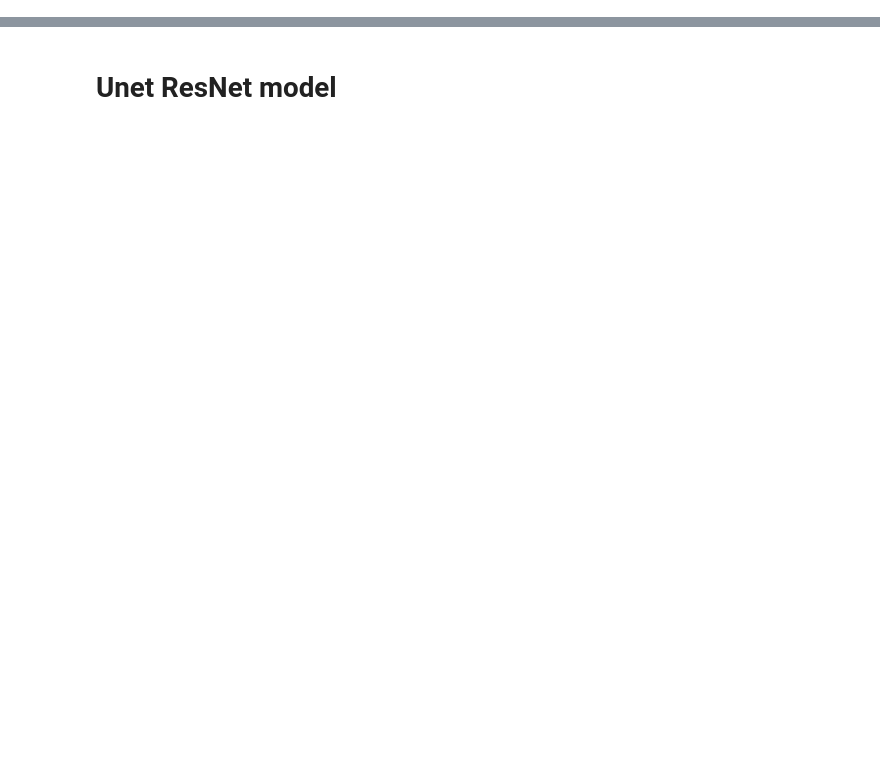
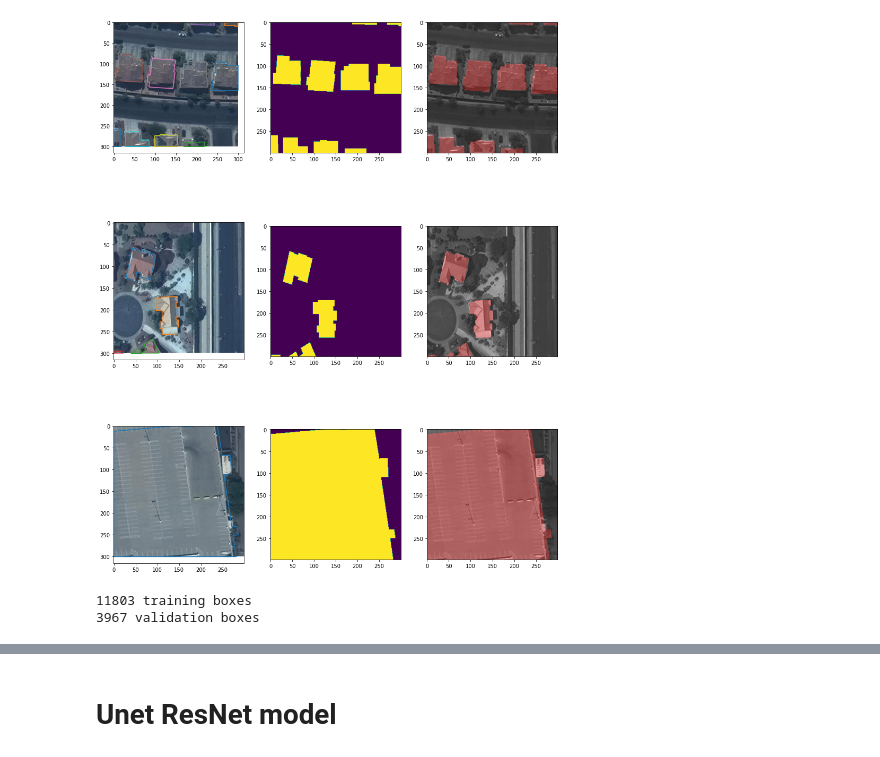
Before and after one commit to nullptr-code/CS437_Project, a Jupyter notebook: building_segmentation.ipynb, the cells around one changed output, grey strips where cells are left out. Saved outputs shown, nothing was run; the diff lists cells and outputs as text; code cells hidden in the pictures; blank space fills up the shorter version.

```diff
--- a/building_segmentation.ipynb
+++ b/building_segmentation.ipynb
@@ -6,0 +64,46 @@ import torchvision
+# %%
+from matplotlib.path import Path
+from skimage.color import label2rgb
+
+
+def rows_to_segmentation(in_img, in_df):
+    xx, yy = np.meshgrid(range(in_img.shape[0]), range(in_img.shape[1]), indexing="ij")
+    out_img = np.zeros(in_img.shape[:2])
+    for _, c_row in in_df.iterrows():
+        xy_vec = np.array(c_row["segmentation"]).reshape((-1, 2))
+        c_ax.plot(xy_vec[:, 0], xy_vec[:, 1], label=c_df["id_x"])
+        xy_path = Path(xy_vec)
+        out_img += xy_path.contains_points(
+            np.stack([yy.ravel(), xx.ravel()], -1)
+        ).reshape(out_img.shape)
+    return out_img
+# %%
+fig, m_axs = plt.subplots(3, 3, figsize=(15, 20))
+for (c_ax, d_ax, f_ax), (c_id, c_df) in zip(m_axs, full_df.groupby("image_id")):
+    img_data = imread(os.path.join(IMAGE_PATH, c_df["file_name"].values[0]))
+    c_ax.imshow(img_data)
+    out_img = rows_to_segmentation(img_data, c_df)
+    d_ax.imshow(out_img)
+    rgba_img = np.concatenate(
+        [
+            img_data,
+            np.clip(np.expand_dims(127 * out_img + 127, -1), 0, 255).astype(np.uint8),
+        ],
+        -1,
+    )
+    # d_ax.imshow(rgba_img)
+
+    f_ax.imshow(label2rgb(image=img_data, label=out_img, bg_label=0))
+# %% [output]
+[figure, added]
+# %%
+from sklearn.model_selection import train_test_split
+
+train_ids, valid_ids = train_test_split(image_df["id"], test_size=0.25)
+train_df = full_df[full_df["image_id"].isin(train_ids)]
+valid_df = full_df[full_df["image_id"].isin(valid_ids)]
+print(train_df.shape[0], "training boxes")
+print(valid_df.shape[0], "validation boxes")
+# %% [output]
+11803 training boxes
+3967 validation boxes
```
Also changed, not shown: parts of 9 cells of this notebook.
